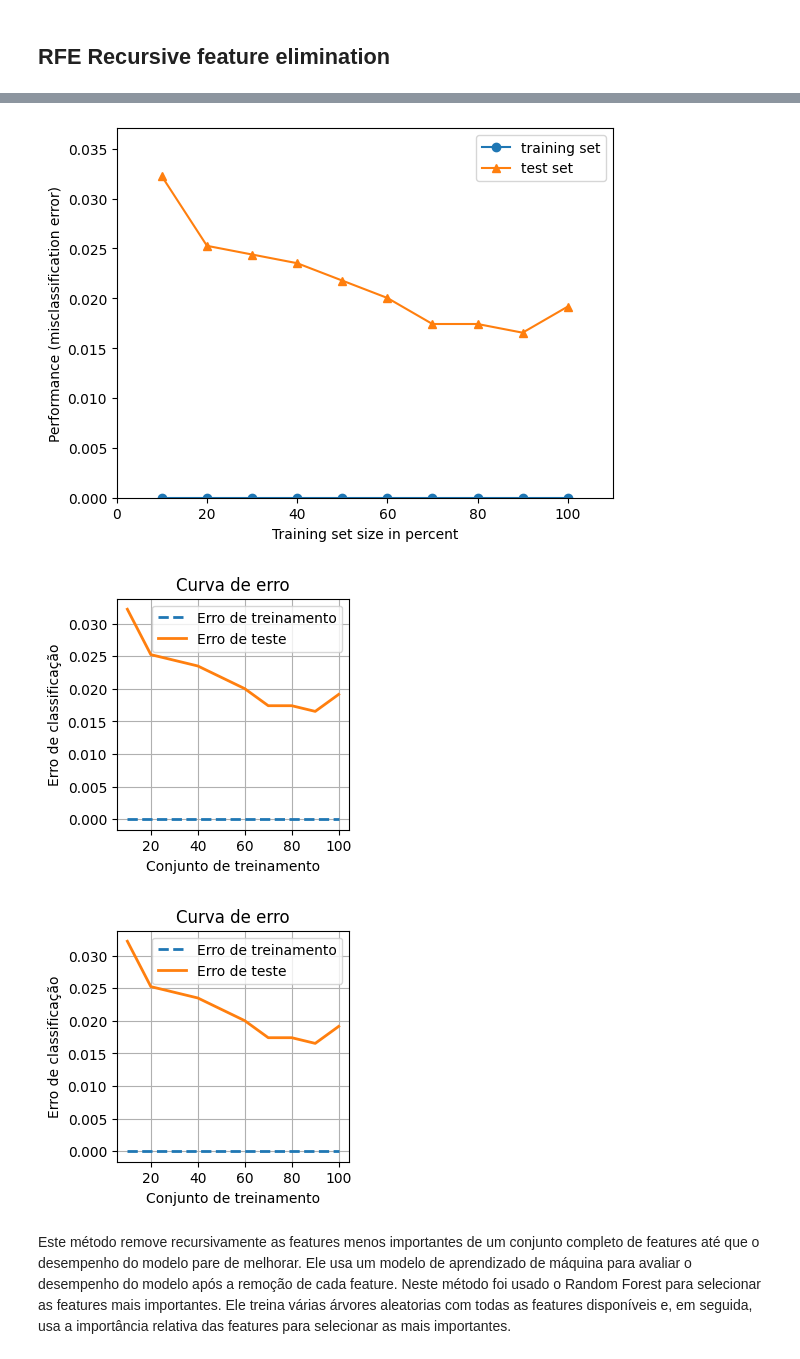
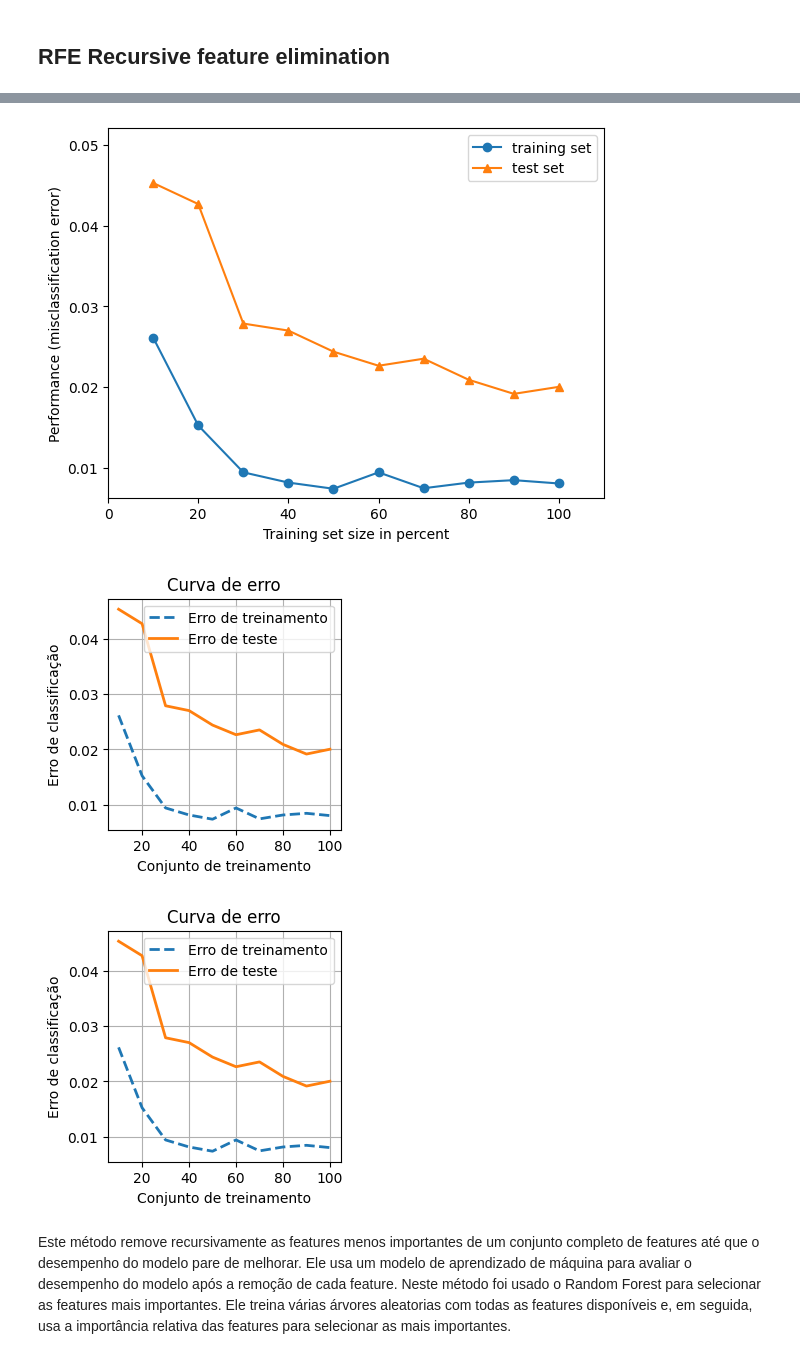
Before and after one commit to cilab-ufersa/euthyroid_sick_syndrome, a Jupyter notebook: features.ipynb, the cells around one changed output, grey strips where cells are left out. Drawn from its saved outputs; the diff is of its cells as text; code cells hidden in the pictures.

Commit message:
feat: ajust random (RFE)

```diff
--- a/features.ipynb
+++ b/features.ipynb
@@ -35,14 +36,27 @@ input_train, input_test, output_train, output_test = slipt_and_standardize_datas
 # %%
 #Selecionando features Usando RFE (Recursive feature elimination)
 
-model = RandomForestClassifier(class_weight = 'balanced_subsample', criterion = 'log_loss',
-max_depth = 10, min_samples_split = 2, n_estimators = 10, random_state = 10,
-max_features ='sqrt', min_samples_leaf=5)
+model = RandomForestClassifier(bootstrap=False, criterion='log_loss', max_depth=26,
+max_features='sqrt', min_samples_split=40, n_estimators=100)
 model.fit(input_train, output_train)
+'''
+param_grid = {'criterion': ['gini', 'entropy', 'log_loss'],
+        'max_features': ['sqrt', 'log2'],
+        'bootstrap': [True, False],
+        'max_depth': np.arange(10, 30, 5),
+        'n_estimators': [10, 30, 50, 100],
+        'min_samples_split': [2, 5, 10],
+        'min_samples_leaf': [1, 2, 4]}
+
+model = GridSearchCV(estimator = model, param_grid = param_grid)
+model.fit(input_train, output_train)
+print(model.best_params_)
+'''
+
 print("importância das features: \n", model.feature_importances_)
 
 # Definir o RFE com 3 recursos a serem selecionados, ou seja ele está selecionando as 3 melhores features
-rfe = RFE(estimator=model, n_features_to_select = 12)
+rfe = RFE(estimator=model, n_features_to_select = 5)
 
 # Executar o RFE no conjunto de treinamento
 rfe.fit(input_train, output_train)
@@ -64,6 +78,7 @@ model.fit(input_train_rfe, output_train)
 # Avaliando a acuracia do modelo no conjunto de teste
 
 y_pred = model.predict(X_test_rfe)
+
 accuracy(output_test, y_pred)
 miss_classification(input_train, output_train, input_test, output_test, model)
 # %% [output]
@@ -87,6 +102,6 @@ A acurácia é de:  0.985191637630662
-[figure, old version]
+[figure, new version]
-[figure, old version]
+[figure, new version]
-[figure, old version]
+[figure, new version]
 # %% [markdown]
 Este método remove recursivamente as features menos importantes de um conjunto completo de features até que o desempenho do modelo pare de melhorar. Ele usa um modelo de aprendizado de máquina para avaliar o desempenho do modelo após a remoção de cada feature.
 Neste método foi usado o Random Forest para selecionar as features mais importantes. Ele treina várias árvores aleatorias com todas as features disponíveis e, em seguida, usa a importância relativa das features para selecionar as mais importantes.
```
Also changed, not shown: parts of 2 cells of this notebook, 1 other file.
